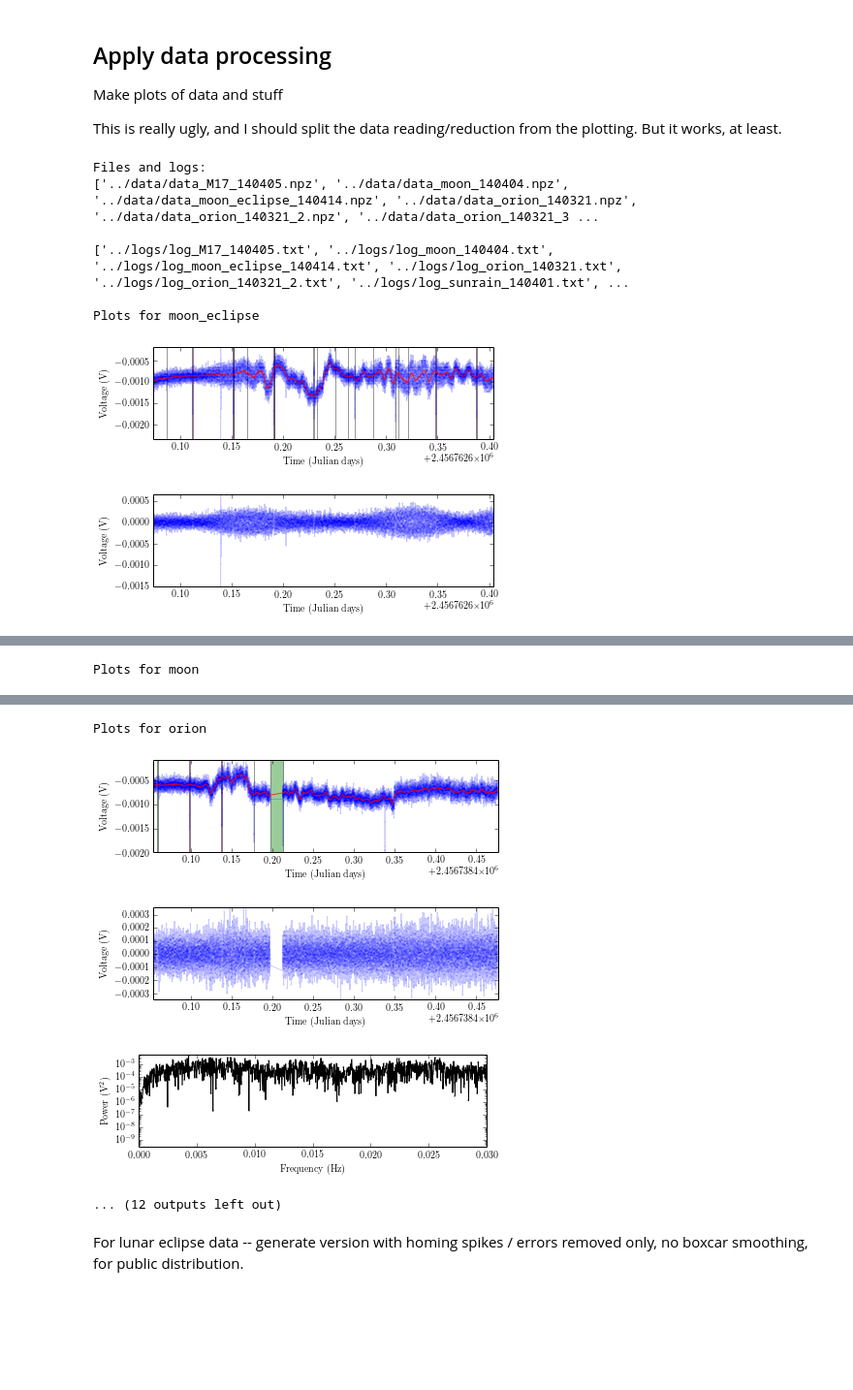
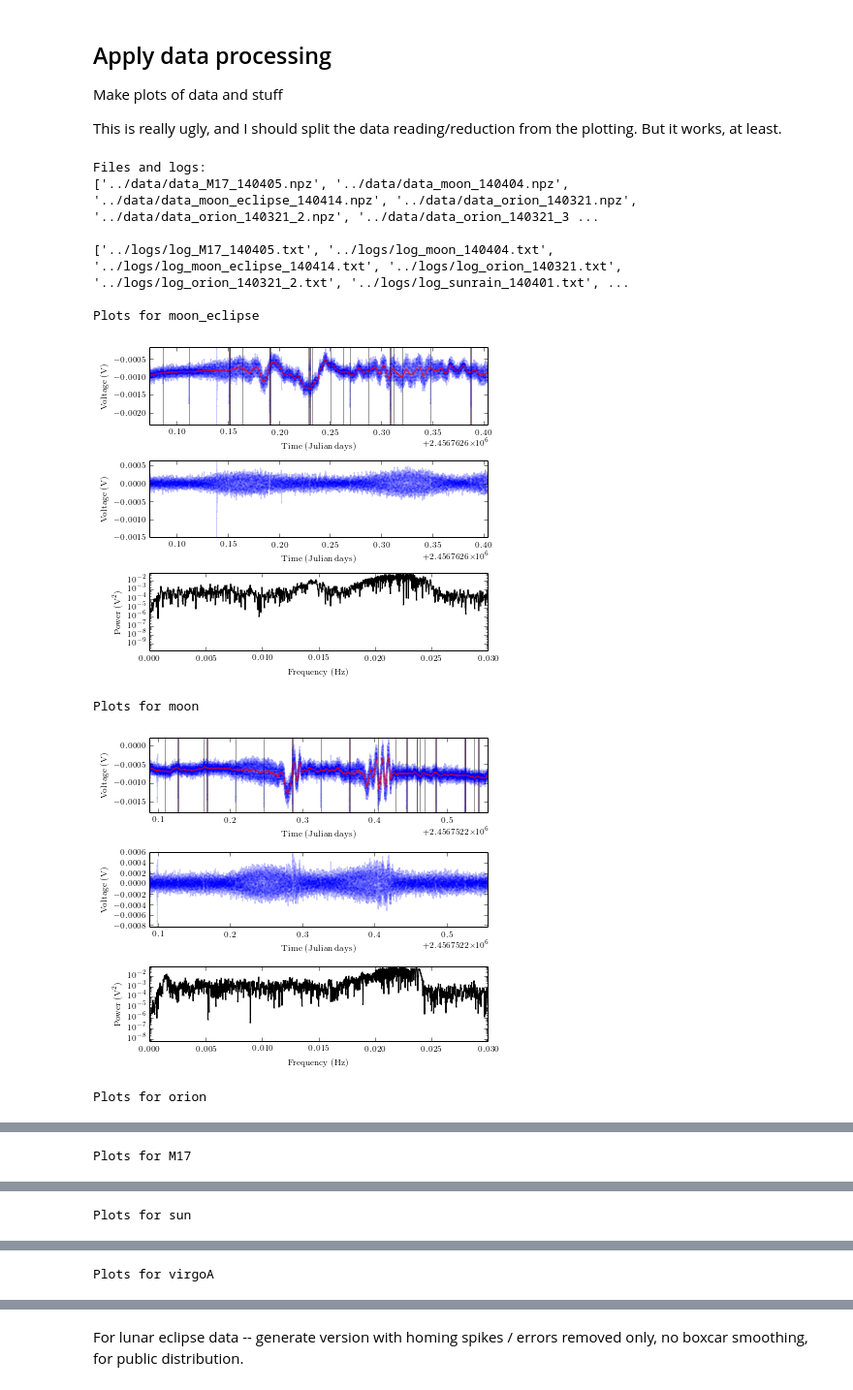
Before and after one commit to aarontran/ay121, a Jupyter notebook: lab3/code_analysis/data_reduction.ipynb, the cells around one changed output, grey strips where cells are left out. Shown at 97% size. Saved outputs shown, nothing was run; the diff lists cells and outputs as text; code cells hidden in the pictures; blank space fills up the shorter version.

Commit message:
Updated plots, more report work

```diff
--- a/lab3/code_analysis/data_reduction.ipynb
+++ b/lab3/code_analysis/data_reduction.ipynb
@@ -13,10 +13,10 @@ Once deleted, variables cannot be recovered. Proceed (y/[n])? y
 
 import glob
 from matplotlib import rcParams
-rcParams['axes.labelsize'] = 10
-rcParams['xtick.labelsize'] = 10
-rcParams['ytick.labelsize'] = 10
-rcParams['legend.fontsize'] = 10
+rcParams['axes.labelsize'] = 9
+rcParams['xtick.labelsize'] = 9
+rcParams['ytick.labelsize'] = 9
+rcParams['legend.fontsize'] = 9
 rcParams['font.family'] = 'serif'
 rcParams['font.serif'] = ['Computer Modern Roman']
 rcParams['text.usetex'] = True
@@ -130,43 +130,41 @@ for name in id_dict.keys():
              lst = lstArr[cut_mask], ra = raArr[cut_mask], dec = decArr[cut_mask])
 
     # Apply FFT
     frq = np.fft.fftfreq(v_shift.size, 1)[:int(v_shift.size/2)]  # Assume 1 sec. spacing...
     pwr = np.abs(np.fft.fft(v_shift)[:int(v_shift.size/2)])**2
 
     print 'Plots for ' + name
 
     # Plot original data, with highlighted cut, gap locations
-    plt.figure(figsize=(6,2))
+    plt.figure(figsize=(6,5))
+    plt.subplot(3,1,1)
     for cut in all_cuts:
         plt.axvspan(cut[0], cut[1], facecolor='m', alpha=0.4)
     for gap in dr.get_gaps(t):
         plt.axvspan(gap[0], gap[1], facecolor='g', alpha=0.4)
     plt.plot(t, v, '.-b', alpha=0.2, rasterized=True, markersize=1)
     plt.plot(t_cut, v_smooth, '-r', alpha=0.7, rasterized=True, linewidth=1)
     fplot('Time (Julian days)', 'Voltage (V)')
-    plt.savefig('../plots/' + name + '_raw.pdf', dpi=400)
-    plt.show()
-    # plt.clf()  # If not running inline
 
-    plt.figure(figsize=(6,2))
+    plt.subplot(3,1,2)
     plt.plot(t_cut, v_shift, '.-b', alpha=0.2, rasterized=True, markersize=1)
     fplot('Time (Julian days)', 'Voltage (V)')
-    plt.savefig('../plots/' + name + '_clean.pdf', dpi=400)
-    plt.show()
-    # plt.clf()  # If not running inline
 
-    plt.figure(figsize=(6,2))
+    plt.subplot(3,1,3)
     plt.plot(frq, pwr, '.-k', rasterized=True, markersize=1)
     fplot('Frequency (Hz)', 'Power ($\mathrm{V}^2$)', [0, 0.03, plt.ylim()[0], plt.ylim()[1]], ['linear','log'])
-    plt.savefig('../plots/' + name + '_fft.pdf', dpi=400)
+
+    plt.tight_layout()
+    plt.savefig('../plots/' + name + '_cleaning.pdf', dpi=400)
     plt.show()
-    # plt.clf()  # If not running inline
 # %% [output]
 Files and logs:
 ['../data/data_M17_140405.npz', '../data/data_moon_140404.npz', '../data/data_moon_eclipse_140414.npz', '../data/data_orion_140321.npz', '../data/data_orion_140321_2.npz', '../data/data_orion_140321_3 ...
 
 ['../logs/log_M17_140405.txt', '../logs/log_moon_140404.txt', '../logs/log_moon_eclipse_140414.txt', '../logs/log_orion_140321.txt', '../logs/log_orion_140321_2.txt', '../logs/log_sunrain_140401.txt', ...
 
 Plots for moon_eclipse
-[figure, old version]
+[figure, new version]
+Plots for moon
-[figure, old version]
+[figure, new version]
+Plots for orion
@@ -174 +172 @@ Plots for moon_eclipse
-Plots for moon
+Plots for M17
@@ -175,0 +174 @@ Plots for moon
+Plots for sun
@@ -176,0 +176 @@ Plots for moon
+Plots for virgoA
@@ -178,8 +178,3 @@ Plots for moon
-Plots for orion
-[figure, removed]
-[figure, removed]
-[figure, removed]
-... (12 outputs left out)
 # %% [markdown]
 For lunar eclipse data -- generate version with homing spikes / errors removed only, no boxcar smoothing, for public distribution.
 # %%
```
Also changed, not shown: parts of 2 cells of this notebook, 48 other files.
